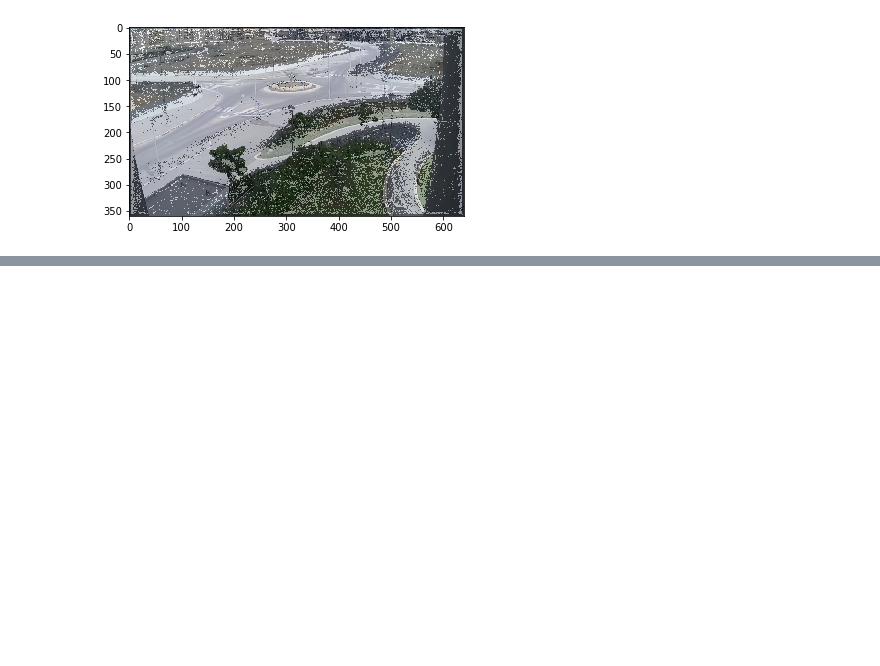
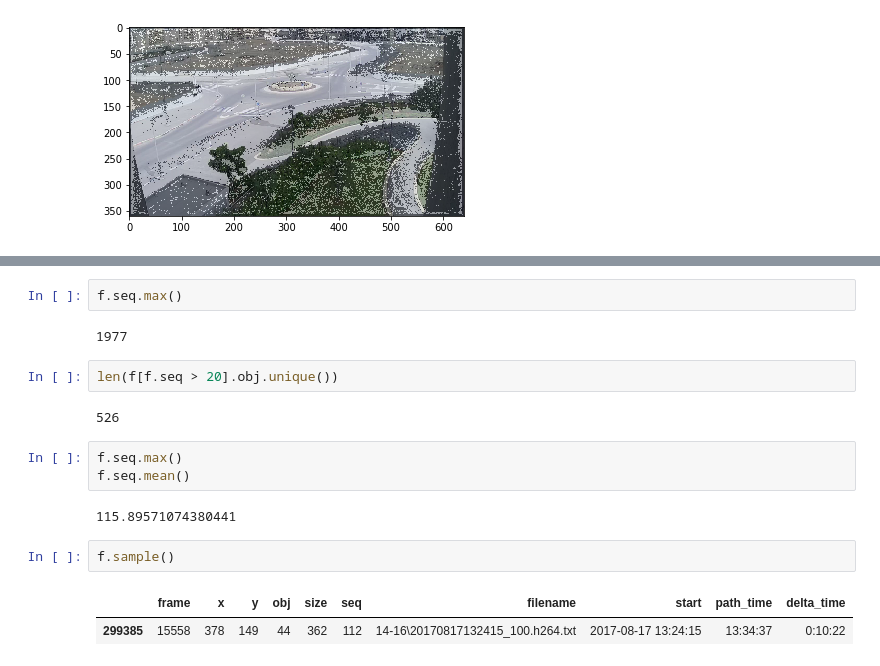
Before and after one commit to wall-et/analyze-paths, a Jupyter notebook: demo_basic.ipynb, the cells around one changed output, grey strips where cells are left out. Drawn from its saved outputs; the diff is of its cells as text; blank space fills up the shorter version.

```diff
--- a/demo_basic.ipynb
+++ b/demo_basic.ipynb
@@ -98,0 +174,18 @@ imshow(matrix,alpha=0.4)
+# %%
+f.seq.max()
+# %% [output]
+1977
+# %%
+len(f[f.seq > 20].obj.unique())
+# %% [output]
+526
+# %%
+f.seq.max()
+f.seq.mean()
+# %% [output]
+115.89571074380441
+# %%
+f.sample()
+# %% [output]
+|  | frame | x | y | obj | size | seq | filename | start | path_time | delta_time |
+| 299385 | 15558 | 378 | 149 | 44 | 362 | 112 | 14-16\20170817132415_100.h264.txt | 2017-08-17 13:24:15 | 13:34:37 | 0:10:22 |
```
Also changed, not shown: parts of 10 cells of this notebook, 3 other files.
